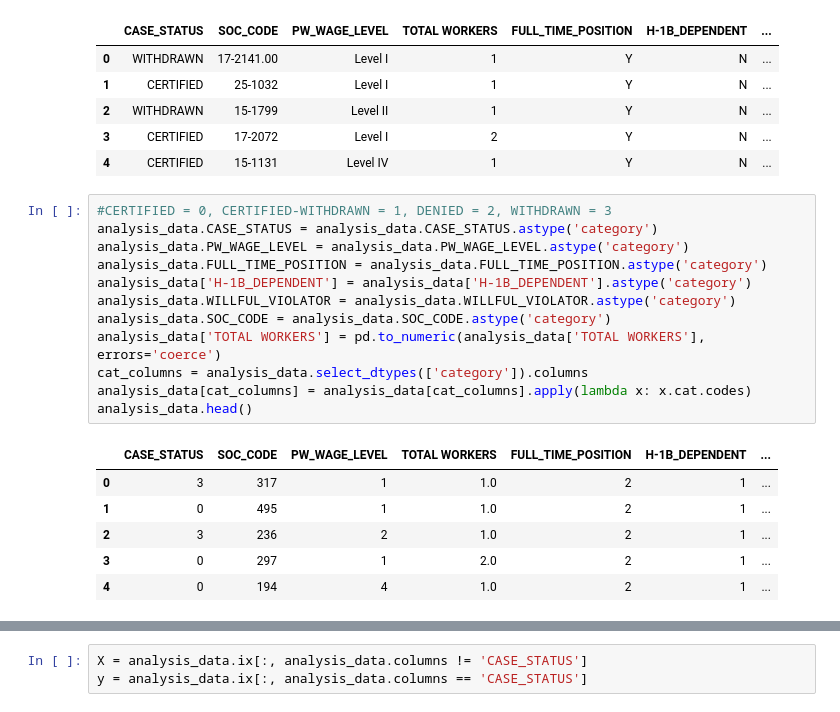
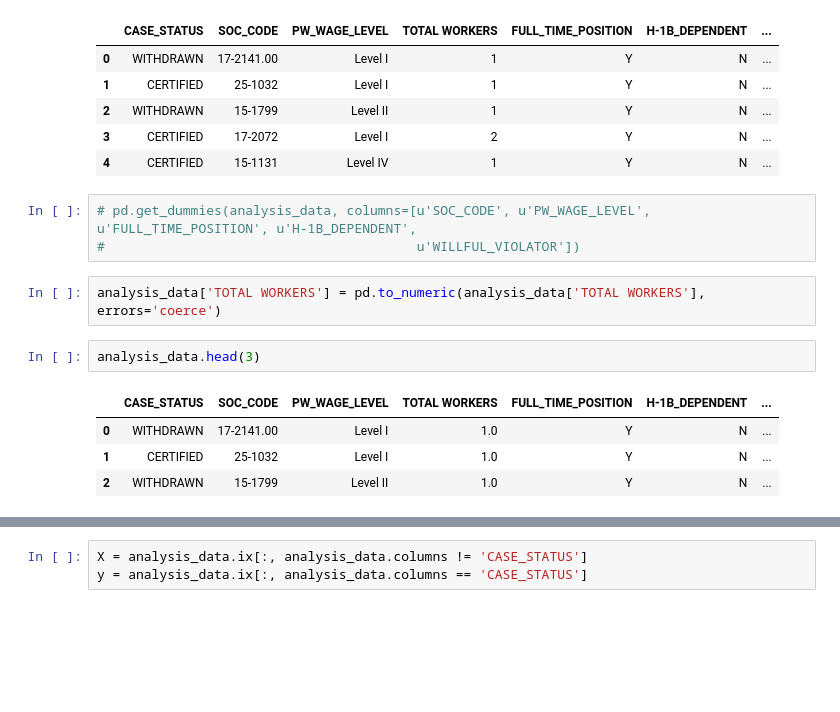
Before and after one commit to anastasiashe/CUSP_HACKDAY, a Jupyter notebook: H1B_classification_14_03.ipynb, the cells around one changed output, grey strips where cells are left out. Saved outputs shown, nothing was run; the diff lists cells and outputs as text; blank space fills up the shorter version.

```diff
--- a/H1B_classification_14_03.ipynb
+++ b/H1B_classification_14_03.ipynb
@@ -35,23 +35,16 @@ analysis_data.head()
 | 2 | WITHDRAWN | 15-1799 | Level II | 1 | Y | N | ... |
 | 3 | CERTIFIED | 17-2072 | Level I | 2 | Y | N | ... |
 | 4 | CERTIFIED | 15-1131 | Level IV | 1 | Y | N | ... |
-# %%
-#CERTIFIED = 0, CERTIFIED-WITHDRAWN = 1, DENIED = 2, WITHDRAWN = 3
-analysis_data.CASE_STATUS = analysis_data.CASE_STATUS.astype('category')
-analysis_data.PW_WAGE_LEVEL = analysis_data.PW_WAGE_LEVEL.astype('category')
-analysis_data.FULL_TIME_POSITION = analysis_data.FULL_TIME_POSITION.astype('category')
-analysis_data['H-1B_DEPENDENT'] = analysis_data['H-1B_DEPENDENT'].astype('category')
-analysis_data.WILLFUL_VIOLATOR = analysis_data.WILLFUL_VIOLATOR.astype('category')
-analysis_data.SOC_CODE = analysis_data.SOC_CODE.astype('category')
-analysis_data['TOTAL WORKERS'] = pd.to_numeric(analysis_data['TOTAL WORKERS'], errors='coerce')
-cat_columns = analysis_data.select_dtypes(['category']).columns
-analysis_data[cat_columns] = analysis_data[cat_columns].apply(lambda x: x.cat.codes)
-analysis_data.head()
-# %% [output]
-|  | CASE_STATUS | SOC_CODE | PW_WAGE_LEVEL | TOTAL WORKERS | FULL_TIME_POSITION | H-1B_DEPENDENT | ... |
-| 0 | 3 | 317 | 1 | 1.0 | 2 | 1 | ... |
-| 1 | 0 | 495 | 1 | 1.0 | 2 | 1 | ... |
-| 2 | 3 | 236 | 2 | 1.0 | 2 | 1 | ... |
-| 3 | 0 | 297 | 1 | 2.0 | 2 | 1 | ... |
-| 4 | 0 | 194 | 4 | 1.0 | 2 | 1 | ... |
+# %%
+# pd.get_dummies(analysis_data, columns=[u'SOC_CODE', u'PW_WAGE_LEVEL', u'FULL_TIME_POSITION', u'H-1B_DEPENDENT',
+#                                        u'WILLFUL_VIOLATOR'])
+# %%
+analysis_data['TOTAL WORKERS'] = pd.to_numeric(analysis_data['TOTAL WORKERS'], errors='coerce')
+# %%
+analysis_data.head(3)
+# %% [output]
+|  | CASE_STATUS | SOC_CODE | PW_WAGE_LEVEL | TOTAL WORKERS | FULL_TIME_POSITION | H-1B_DEPENDENT | ... |
+| 0 | WITHDRAWN | 17-2141.00 | Level I | 1.0 | Y | N | ... |
+| 1 | CERTIFIED | 25-1032 | Level I | 1.0 | Y | N | ... |
+| 2 | WITHDRAWN | 15-1799 | Level II | 1.0 | Y | N | ... |
 # %%
```
Also changed, not shown: parts of 13 cells of this notebook.
